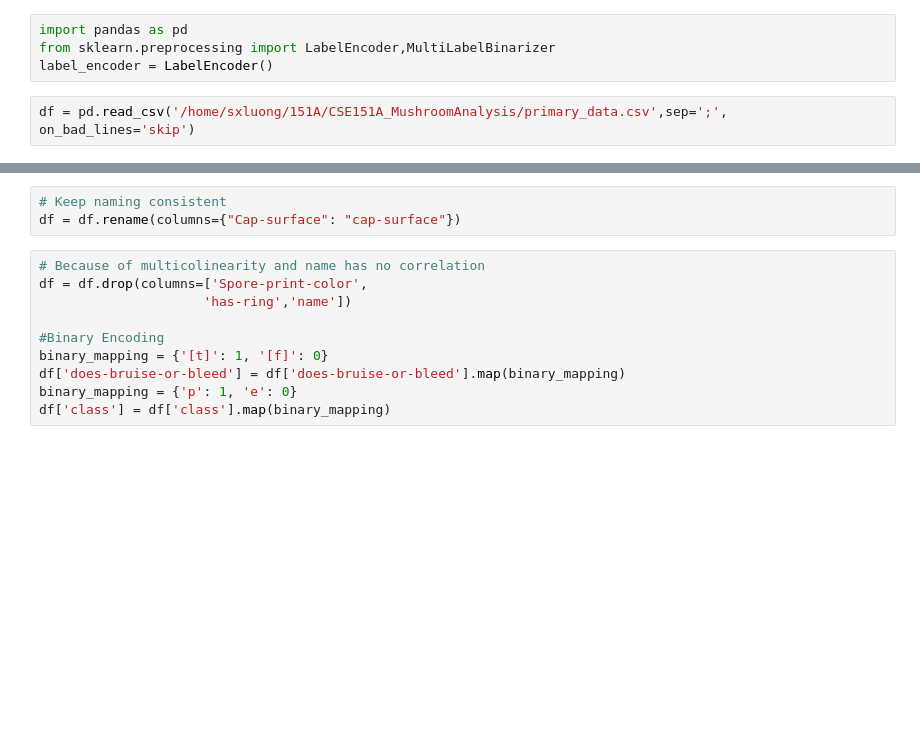
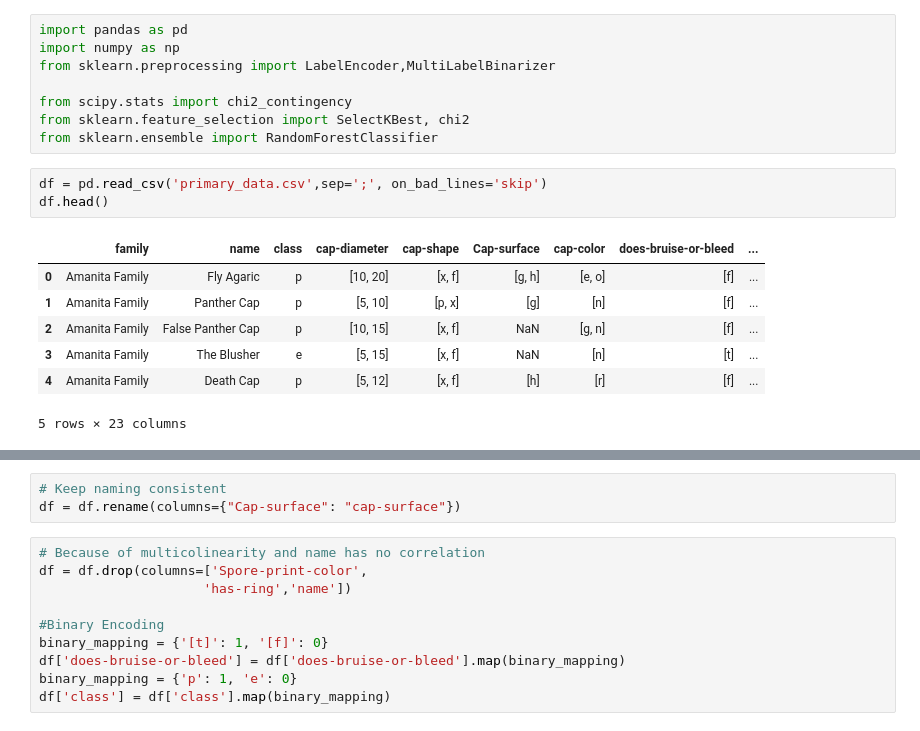
Before and after one commit to arnavkamra14/CSE151A_MushroomAnalysis, a Jupyter notebook: Preprocessing_Group_151A.ipynb, the cells around one changed output, grey strips where cells are left out. Saved outputs shown, nothing was run; the diff lists cells and outputs as text; blank space fills up the shorter version.

Commit message:
cleaned up code, did feature importance and some dimensionality reduction

```diff
--- a/Preprocessing_Group_151A.ipynb
+++ b/Preprocessing_Group_151A.ipynb
@@ -1,6 +1,19 @@
 # %%
 import pandas as pd
+import numpy as np
 from sklearn.preprocessing import LabelEncoder,MultiLabelBinarizer
-label_encoder = LabelEncoder()
+
+from scipy.stats import chi2_contingency
+from sklearn.feature_selection import SelectKBest, chi2
+from sklearn.ensemble import RandomForestClassifier
 # %%
-df = pd.read_csv('/home/sxluong/151A/CSE151A_MushroomAnalysis/primary_data.csv',sep=';', on_bad_lines='skip')
+df = pd.read_csv('primary_data.csv',sep=';', on_bad_lines='skip')
+df.head()
+# %% [output]
+|  | family | name | class | cap-diameter | cap-shape | Cap-surface | cap-color | does-bruise-or-bleed | ... |
+| 0 | Amanita Family | Fly Agaric | p | [10, 20] | [x, f] | [g, h] | [e, o] | [f] | ... |
+| 1 | Amanita Family | Panther Cap | p | [5, 10] | [p, x] | [g] | [n] | [f] | ... |
+| 2 | Amanita Family | False Panther Cap | p | [10, 15] | [x, f] | NaN | [g, n] | [f] | ... |
+| 3 | Amanita Family | The Blusher | e | [5, 15] | [x, f] | NaN | [n] | [t] | ... |
+| 4 | Amanita Family | Death Cap | p | [5, 12] | [x, f] | [h] | [r] | [f] | ... |
+5 rows × 23 columns
```
Also changed, not shown: parts of 13 cells of this notebook.
